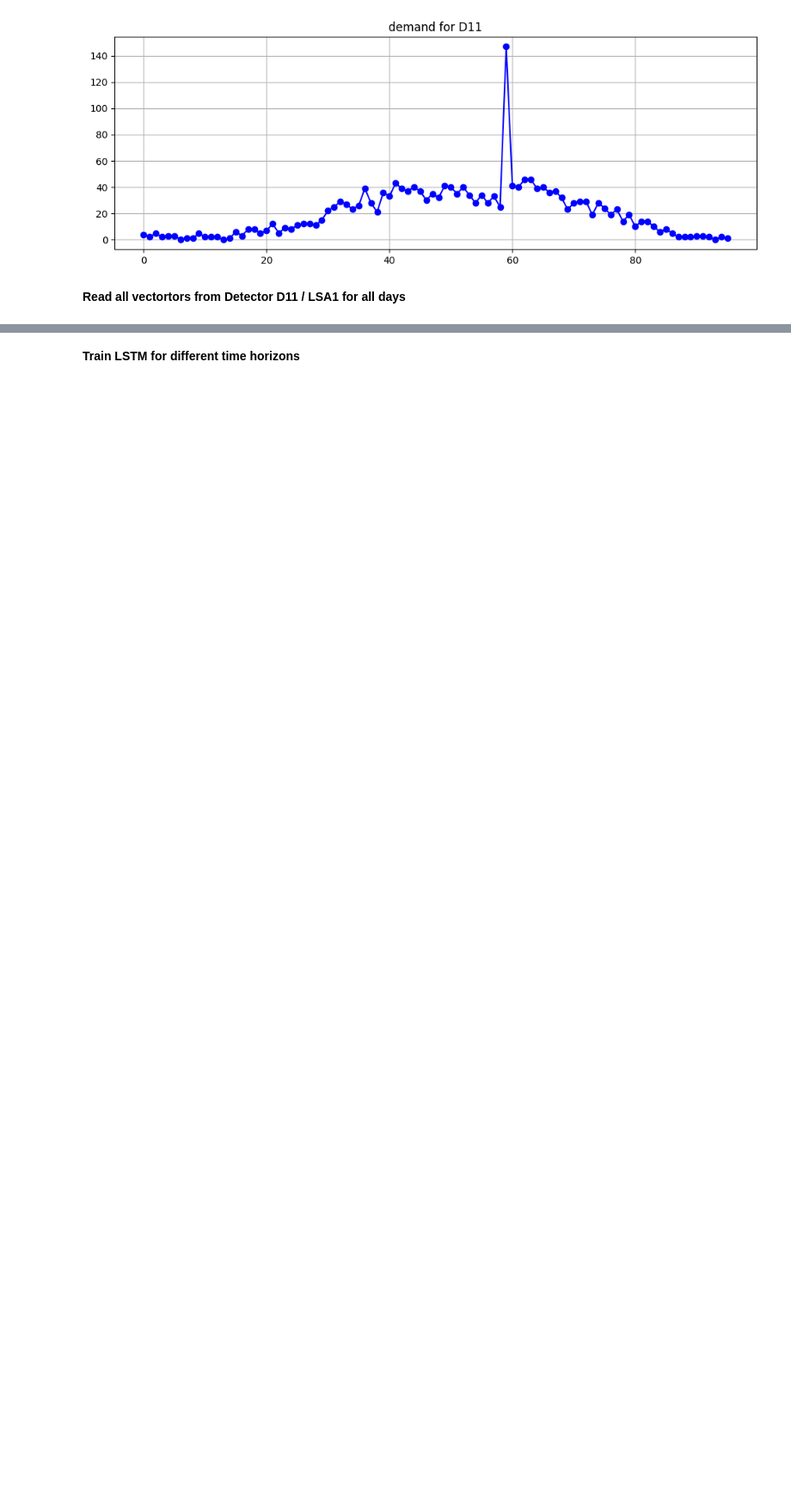
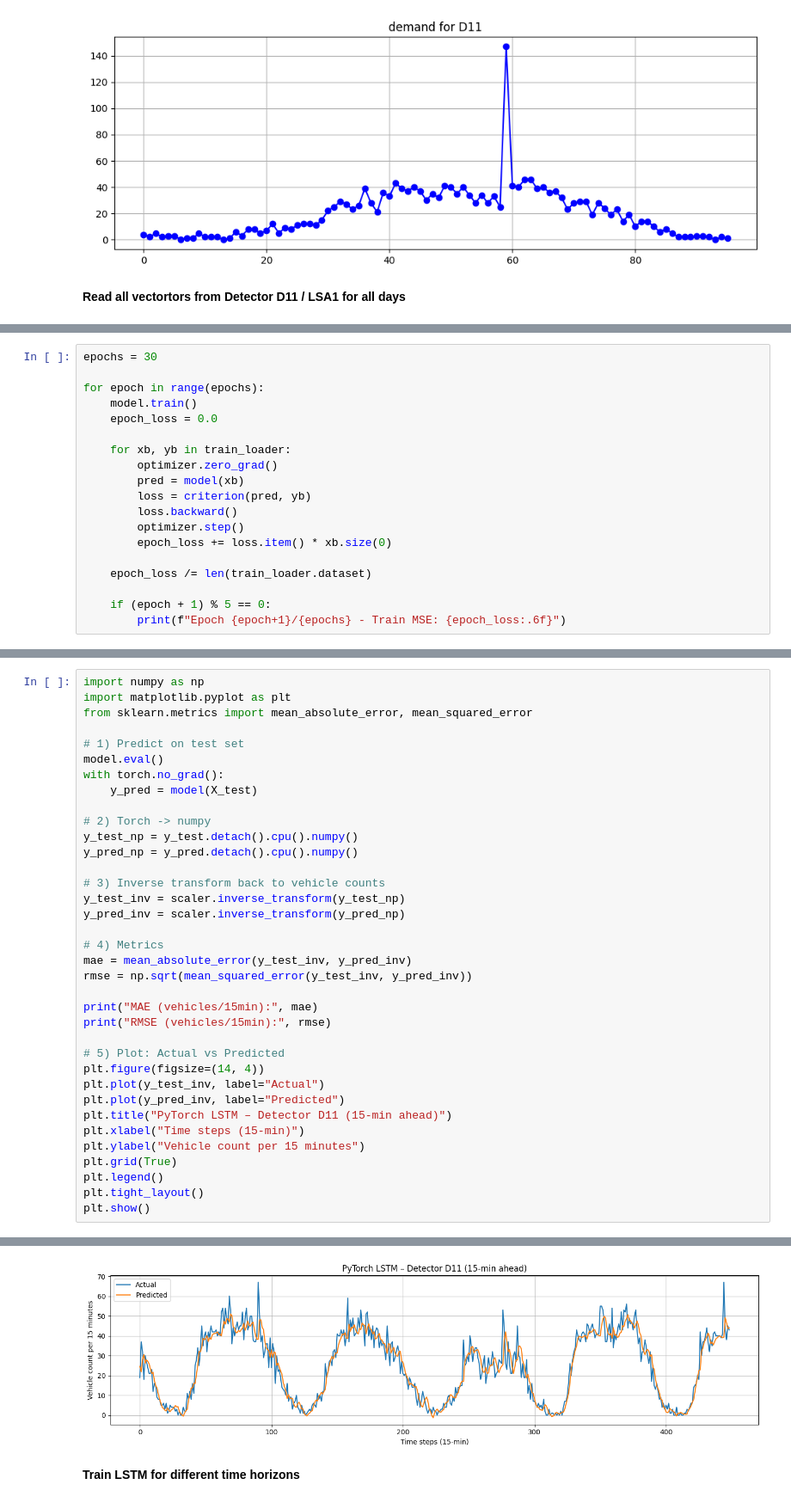
Before and after one commit to mogulkyu/Master_Arbeit_LSTM, a Jupyter notebook: chapter 4 - build digital twin/LSTM - detector prediction/02-ReadDetectorInputs.ipynb, the cells around one changed output, grey strips where cells are left out. Shown at 86% size. Drawn from its saved outputs; the diff is of its cells as text; blank space fills up the shorter version.

Commit message:
https://github.com/mogulkyu/Master_Arbeit_LSTM.git

```diff
--- a/chapter 4 - build digital twin/LSTM - detector prediction/02-ReadDetectorInputs.ipynb
+++ b/chapter 4 - build digital twin/LSTM - detector prediction/02-ReadDetectorInputs.ipynb
@@ -95,0 +272,19 @@ plt.show()  # Zeigt den Chart an
+# %%
+epochs = 30
+
+for epoch in range(epochs):
+    model.train()
+    epoch_loss = 0.0
+
+    for xb, yb in train_loader:
+        optimizer.zero_grad()
+        pred = model(xb)
+        loss = criterion(pred, yb)
+        loss.backward()
+        optimizer.step()
+        epoch_loss += loss.item() * xb.size(0)
+
+    epoch_loss /= len(train_loader.dataset)
+
+    if (epoch + 1) % 5 == 0:
+        print(f"Epoch {epoch+1}/{epochs} - Train MSE: {epoch_loss:.6f}")
@@ -95,0 +300,37 @@ plt.show()  # Zeigt den Chart an
+# %%
+import numpy as np
+import matplotlib.pyplot as plt
+from sklearn.metrics import mean_absolute_error, mean_squared_error
+
+# 1) Predict on test set
+model.eval()
+with torch.no_grad():
+    y_pred = model(X_test)
+
+# 2) Torch -> numpy
+y_test_np = y_test.detach().cpu().numpy()
+y_pred_np = y_pred.detach().cpu().numpy()
+
+# 3) Inverse transform back to vehicle counts
+y_test_inv = scaler.inverse_transform(y_test_np)
+y_pred_inv = scaler.inverse_transform(y_pred_np)
+
+# 4) Metrics
+mae = mean_absolute_error(y_test_inv, y_pred_inv)
+rmse = np.sqrt(mean_squared_error(y_test_inv, y_pred_inv))
+
+print("MAE (vehicles/15min):", mae)
+print("RMSE (vehicles/15min):", rmse)
+
+# 5) Plot: Actual vs Predicted
+plt.figure(figsize=(14, 4))
+plt.plot(y_test_inv, label="Actual")
+plt.plot(y_pred_inv, label="Predicted")
+plt.title("PyTorch LSTM – Detector D11 (15-min ahead)")
+plt.xlabel("Time steps (15-min)")
+plt.ylabel("Vehicle count per 15 minutes")
+plt.grid(True)
+plt.legend()
+plt.tight_layout()
+plt.show()
+# %% [output]
@@ -96,2 +339,3 @@ plt.show()  # Zeigt den Chart an
+[figure, added]
 # %% [markdown]
 **Train LSTM for different time horizons**
```
Also changed, not shown: parts of 26 cells of this notebook, 3 other files.
